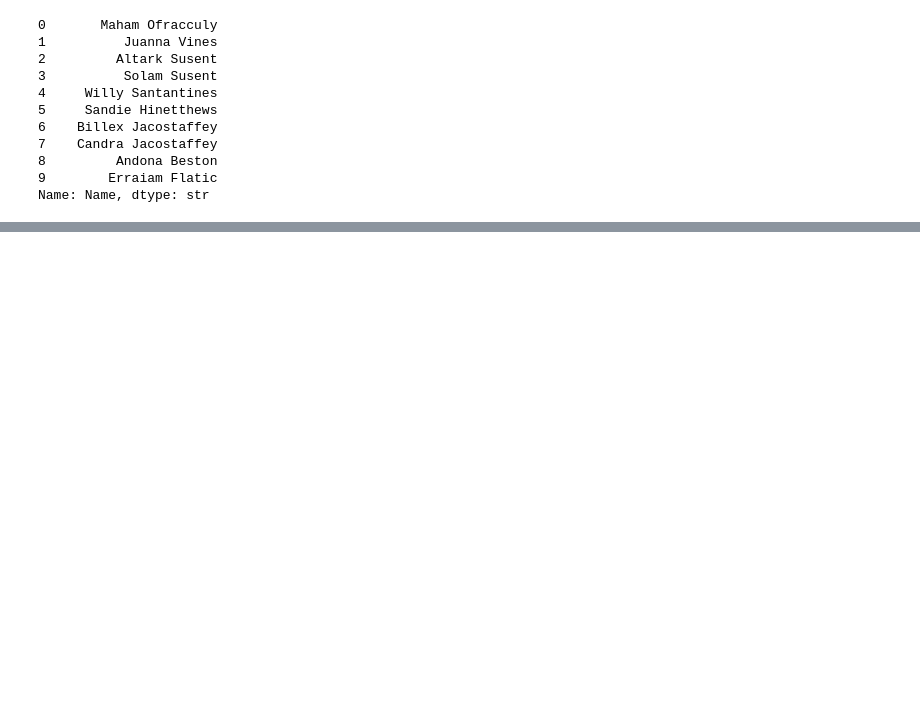
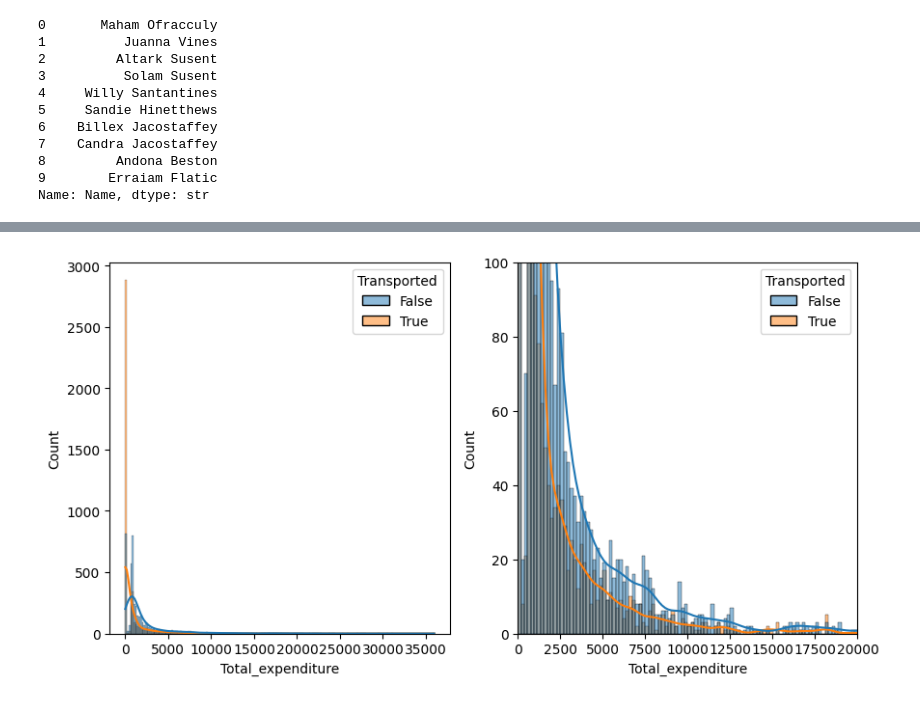
Before and after one commit to bina02/kaggle-Spaceship-titanic, a Jupyter notebook: main.ipynb, the cells around one changed output, grey strips where cells are left out. Saved outputs shown, nothing was run; the diff lists cells and outputs as text; code cells hidden in the pictures; blank space fills up the shorter version.

```diff
--- a/main.ipynb
+++ b/main.ipynb
@@ -291,0 +313,15 @@ Name: Name, dtype: str
+# %%
+# total_spending
+X_cp['Total_expenditure'] = X_cp[expenditure].sum(axis=1)
+
+# No_spending
+X_cp['No_spending'] = (X_cp['Total_expenditure'] == 0).astype(int)
+# %%
+# total_spending distribution
+fig, axes = plt.subplots(1, 2, figsize=(10, 5))
+for i in range(len(axes)):
+    sns.histplot(x=X_cp['Total_expenditure'], hue=X_cp['Transported'], ax=axes[i], kde=True)
+    axes[1].set_xlim(0, 20000)
+    axes[1].set_ylim(0, 100)
+# %% [output]
+[figure, added]
```
Also changed, not shown: parts of 31 cells of this notebook.
